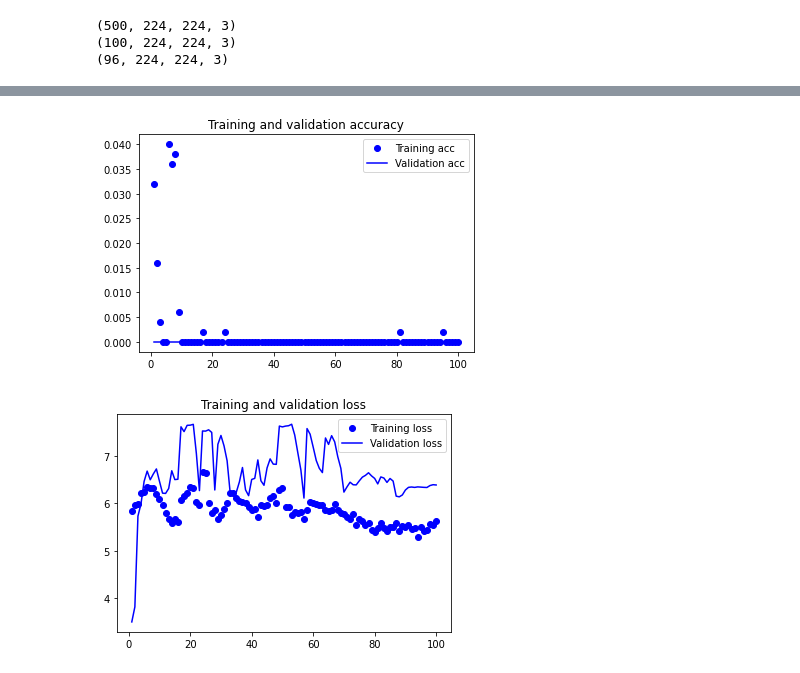
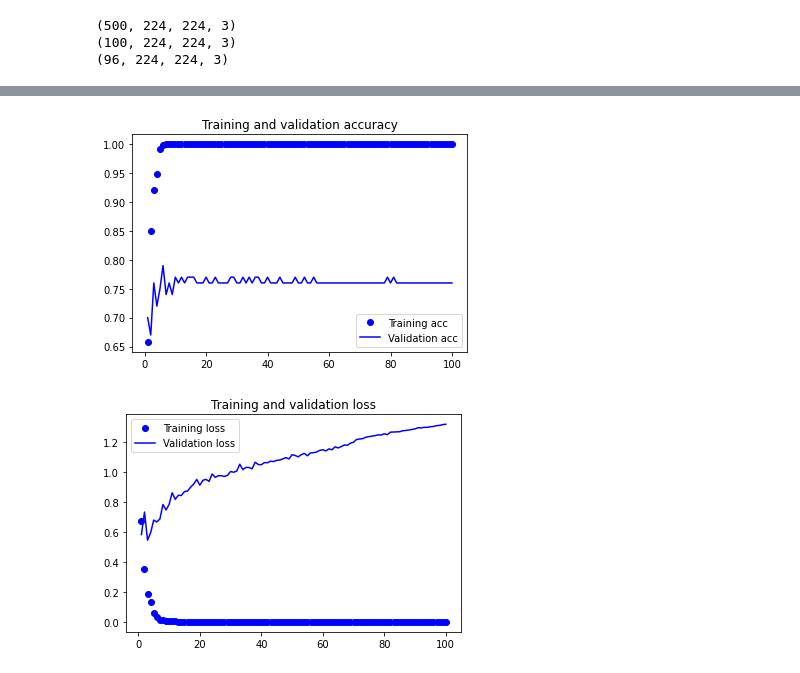
Before and after one commit to ymamathasai/DSDM-725, a Jupyter notebook: DSDM_COVID.ipynb, the cells around one changed output, grey strips where cells are left out. Cells and saved outputs as stored; diff of their text form; code cells hidden in the pictures.

```diff
--- a/DSDM_COVID.ipynb
+++ b/DSDM_COVID.ipynb
@@ -180,0 +135,11 @@ _________________________________________________________________
+# %%
+model = VGG16(
+    include_top=True,
+    weights="imagenet",
+    input_tensor=img_input,
+    input_shape=None,
+    pooling=None,
+    classes=1000,
+    classifier_activation="softmax",
+)
+model.summary()
@@ -180,0 +164,12 @@ _________________________________________________________________
+# %%
+last_layer = model.get_layer('block5_pool').output
+x= Flatten(name='flatten')(last_layer)
+x = Dense(128, activation='relu', name='fc1')(x)
+x = Dense(64, activation='relu', name='fc2')(x)
+out = Dense(1, activation='sigmoid', name='output')(x)  ## 2 classes
+model = Model(img_input, out)
+
+for layer in model.layers[:-3]:
+	layer.trainable = False
+
+model.summary()
@@ -181,9 +194,11 @@ _________________________________________________________________
 # %%
-model.compile(loss='binary_crossentropy', optimizer='adam', metrics=['accuracy'])
+model.compile(loss='binary_crossentropy',
+              optimizer='adam',
+              metrics=['acc'])
 # %%
 history = model.fit(train_X, train_y,
                               batch_size=20,
                               epochs=100,
-                              validation_data=(val_X, val_y))
+                              validation_data=(val_X, val_y),)
 # %% [output]
 Epoch 1/100
@@ -206,26 +221,26 @@ Epoch 31/100
 # %%
 import matplotlib.pyplot as plt
 
-acc = history.history['accuracy']
-val_acc = history.history['val_accuracy']
+acc = history.history['acc']
+val_acc = history.history['val_acc']
 loss = history.history['loss']
 val_loss = history.history['val_loss']
 
 epochs = range(1, len(acc) + 1)
 
 plt.plot(epochs, acc, 'bo', label='Training acc')
 plt.plot(epochs, val_acc, 'b', label='Validation acc')
 plt.title('Training and validation accuracy')
 plt.legend()
 
 plt.figure()
 
 plt.plot(epochs, loss, 'bo', label='Training loss')
 plt.plot(epochs, val_loss, 'b', label='Validation loss')
 plt.title('Training and validation loss')
 plt.legend()
 
 plt.show()
 # %% [output]
-[figure, old version]
+[figure, new version]
-[figure, old version]
+[figure, new version]
```
Also changed, not shown: parts of 18 cells of this notebook.
